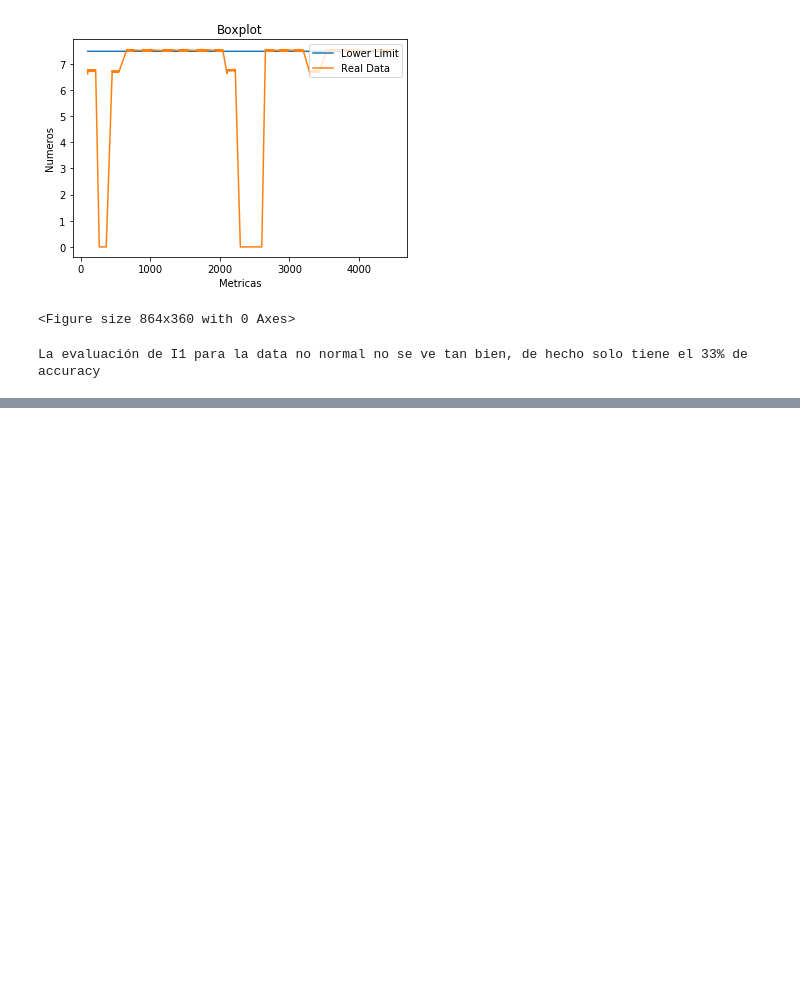
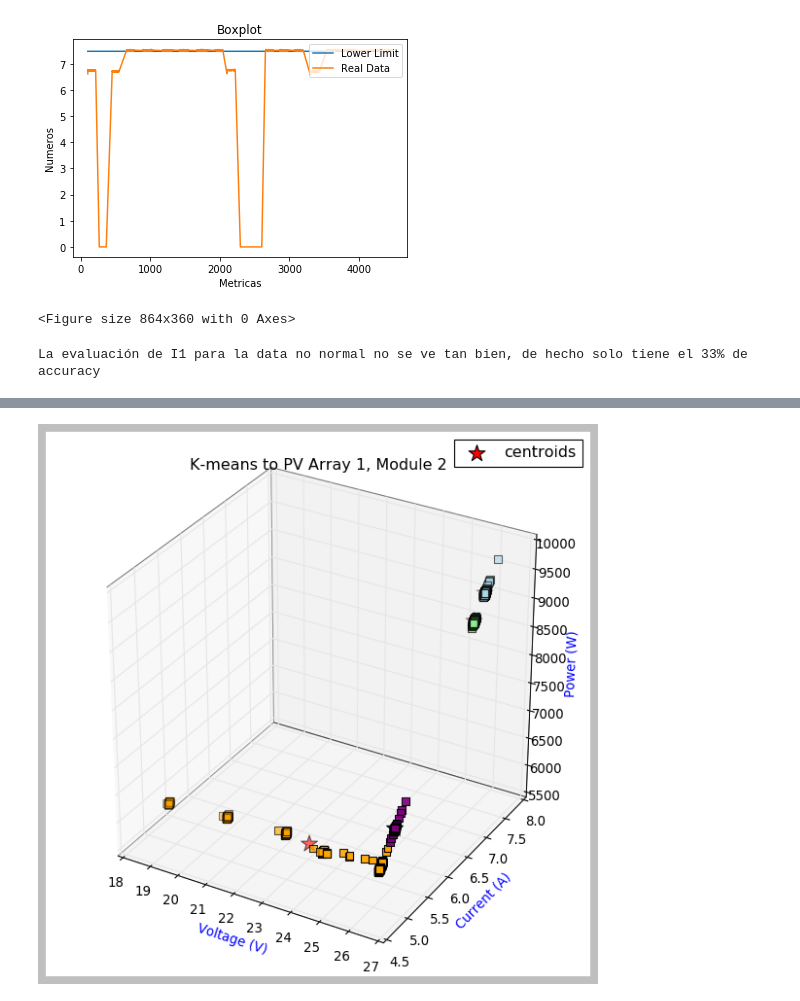
Before and after one commit to alebermudez94/Investigation, a Jupyter notebook: src/Outliers_v2.ipynb, the cells around one changed output, grey strips where cells are left out. Cells and saved outputs as stored; diff of their text form; code cells hidden in the pictures; blank space fills up the shorter version.

```diff
--- a/src/Outliers_v2.ipynb
+++ b/src/Outliers_v2.ipynb
@@ -223,0 +339,31 @@ La evaluación de I1 para la data no normal no se ve tan bien, de hecho solo tie
+# %%
+colores = ['lightgreen','orange','lightblue', 'purple','bisque', 'peru', 'coral']
+asignar=[]
+for row in labels:
+    asignar.append(colores[row])
+plt.style.use('_classic_test')
+fig = plt.figure(figsize=(7,7))
+#ax = fig.gca(projection='3d')
+ax = Axes3D(fig)
+ax.scatter(dataset_cluster.iloc[:, 2], dataset_cluster.iloc[:, 1], dataset_cluster.iloc[:, 0],
+          c=asignar, marker='s', s=50, edgecolor='black')
+ax.scatter(kmeans.cluster_centers_[:, 2], kmeans.cluster_centers_[:, 1],
+           kmeans.cluster_centers_[:, 0], marker='*', c='red', edgecolor='black', s=250, label='centroids')
+
+ax.legend(scatterpoints=1)
+#ax.legend(loc='upper right', fancybox=True, framealpha=1, shadow=True, borderpad=1)
+ax.xaxis.pane.set_edgecolor('black')
+ax.yaxis.pane.set_edgecolor('black')
+ax.zaxis.pane.set_edgecolor('black')
+
+ax.tick_params(axis='x', labelcolor='black')
+ax.tick_params(axis='y', labelcolor='black')
+ax.tick_params(axis='z', labelcolor='black')
+ax.set_xlabel('Voltage (V)',color='blue')
+ax.set_ylabel('Current (A)',color='blue')
+ax.set_zlabel('Power (W)',color='blue')
+ax.set_title('K-means to PV Array 1, Module 2')
+plt.savefig('K-means to PV Array 1, Module 2.png')
+plt.show()
+# %% [output]
+[figure, added]
```
Also changed, not shown: parts of 15 cells of this notebook, 1 other file.
